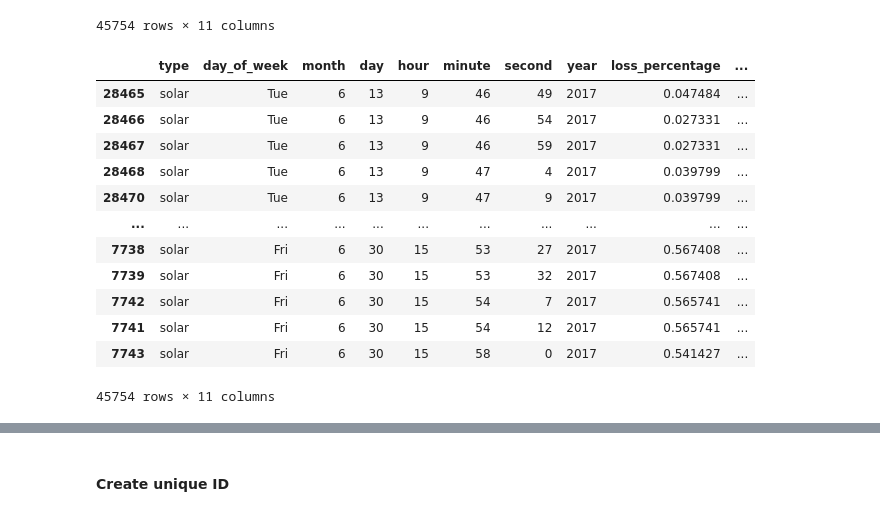
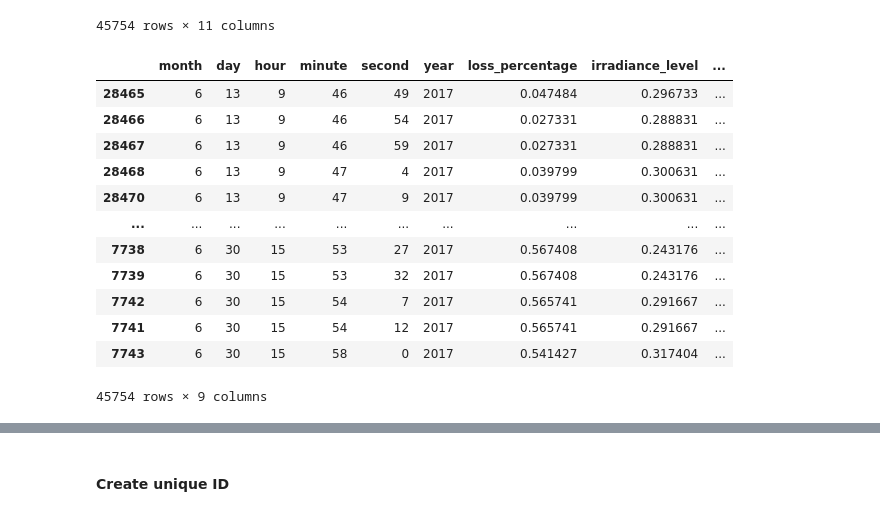
Before and after one commit to tomasrodriguesf1/CV-Project, a Jupyter notebook: EDA.ipynb, the cells around one changed output, grey strips where cells are left out. Cells and saved outputs as stored; diff of their text form; code cells hidden in the pictures.

Commit message:
timestamp done

```diff
--- a/EDA.ipynb
+++ b/EDA.ipynb
@@ -75,41 +75,42 @@ df['irradiance_level'] = pd.to_numeric(df['irradiance_level'])
 # %%
 # Month name to numerical mapping
 month_mapping = {
     'Jan': 1, 'Feb': 2, 'Mar': 3, 'Apr': 4,
     'May': 5, 'Jun': 6, 'Jul': 7, 'Aug': 8,
     'Sep': 9, 'Oct': 10, 'Nov': 11, 'Dec': 12
 }
 
 df = pd.DataFrame(examples)
 df['loss_percentage'] = pd.to_numeric(df['loss_percentage'], errors='coerce')
 df['irradiance_level'] = pd.to_numeric(df['irradiance_level'])
 
 df['month'] = df['month'].map(month_mapping)
 
 df['timestamp'] = pd.to_datetime(df[['year', 'month', 'day', 'hour', 'minute', 'second']])
 
 
 df['day'] = df['day'].astype(int)
 df['month'] = df['month'].astype(int)
 df['hour'] = df['hour'].astype(int)
 
 
 df = df.sort_values(by='timestamp')
 
-df = df.drop(columns=['timestamp'])
+df = df.drop(columns=['timestamp' , 'day_of_week', 'type'])
+
 
 df
 # %% [output]
-|  | type | day_of_week | month | day | hour | minute | second | year | loss_percentage | ... |
-| 28465 | solar | Tue | 6 | 13 | 9 | 46 | 49 | 2017 | 0.047484 | ... |
-| 28466 | solar | Tue | 6 | 13 | 9 | 46 | 54 | 2017 | 0.027331 | ... |
-| 28467 | solar | Tue | 6 | 13 | 9 | 46 | 59 | 2017 | 0.027331 | ... |
-| 28468 | solar | Tue | 6 | 13 | 9 | 47 | 4 | 2017 | 0.039799 | ... |
-| 28470 | solar | Tue | 6 | 13 | 9 | 47 | 9 | 2017 | 0.039799 | ... |
-| ... | ... | ... | ... | ... | ... | ... | ... | ... | ... | ... |
-| 7738 | solar | Fri | 6 | 30 | 15 | 53 | 27 | 2017 | 0.567408 | ... |
-| 7739 | solar | Fri | 6 | 30 | 15 | 53 | 32 | 2017 | 0.567408 | ... |
-| 7742 | solar | Fri | 6 | 30 | 15 | 54 | 7 | 2017 | 0.565741 | ... |
-| 7741 | solar | Fri | 6 | 30 | 15 | 54 | 12 | 2017 | 0.565741 | ... |
-| 7743 | solar | Fri | 6 | 30 | 15 | 58 | 0 | 2017 | 0.541427 | ... |
+|  | month | day | hour | minute | second | year | loss_percentage | irradiance_level | ... |
+| 28465 | 6 | 13 | 9 | 46 | 49 | 2017 | 0.047484 | 0.296733 | ... |
+| 28466 | 6 | 13 | 9 | 46 | 54 | 2017 | 0.027331 | 0.288831 | ... |
+| 28467 | 6 | 13 | 9 | 46 | 59 | 2017 | 0.027331 | 0.288831 | ... |
+| 28468 | 6 | 13 | 9 | 47 | 4 | 2017 | 0.039799 | 0.300631 | ... |
+| 28470 | 6 | 13 | 9 | 47 | 9 | 2017 | 0.039799 | 0.300631 | ... |
+| ... | ... | ... | ... | ... | ... | ... | ... | ... | ... |
+| 7738 | 6 | 30 | 15 | 53 | 27 | 2017 | 0.567408 | 0.243176 | ... |
+| 7739 | 6 | 30 | 15 | 53 | 32 | 2017 | 0.567408 | 0.243176 | ... |
+| 7742 | 6 | 30 | 15 | 54 | 7 | 2017 | 0.565741 | 0.291667 | ... |
+| 7741 | 6 | 30 | 15 | 54 | 12 | 2017 | 0.565741 | 0.291667 | ... |
+| 7743 | 6 | 30 | 15 | 58 | 0 | 2017 | 0.541427 | 0.317404 | ... |
-45754 rows × 11 columns
+45754 rows × 9 columns
```
Also changed, not shown: parts of 4 cells of this notebook, 2 other files.
